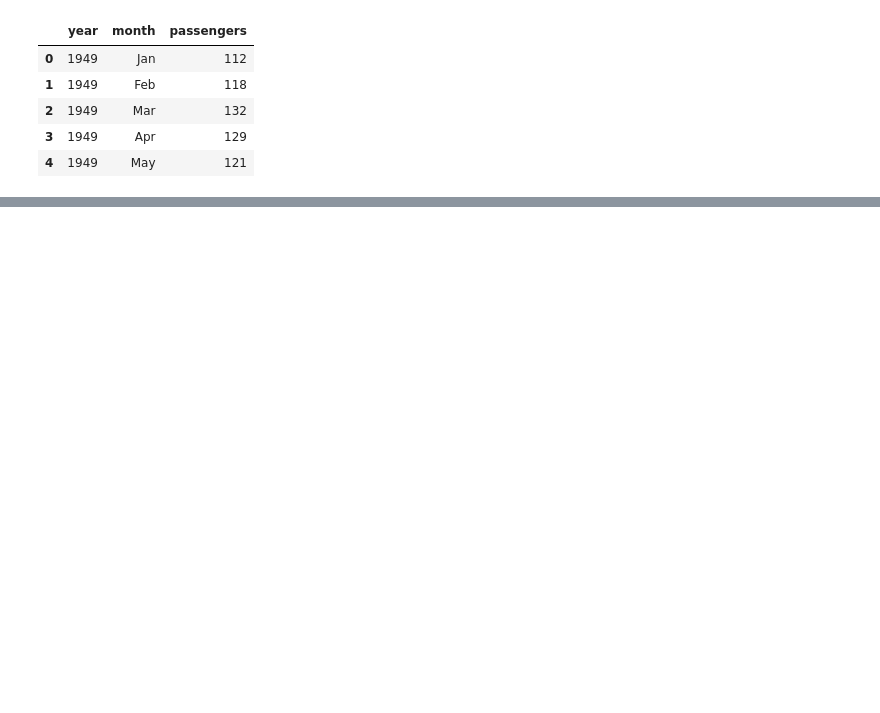
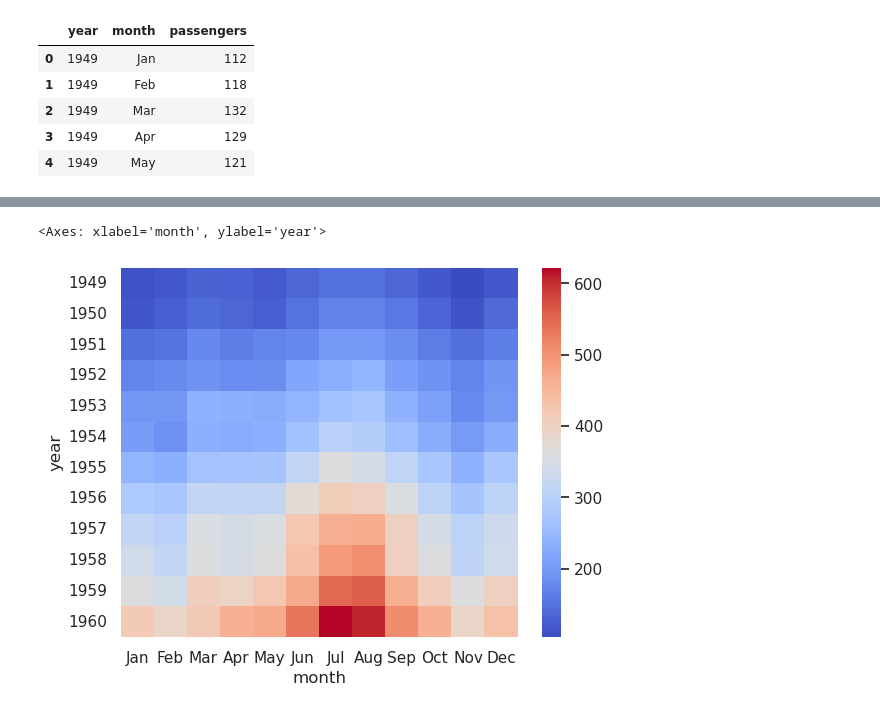
Before and after one commit to AindreaAjax/ML_Introduction, a Jupyter notebook: Data_Visualization/04_comparison_of_categories_over_time.ipynb, the cells around one changed output, grey strips where cells are left out. Cells and saved outputs as stored; diff of their text form; code cells hidden in the pictures; blank space fills up the shorter version.

```diff
--- a/Data_Visualization/04_comparison_of_categories_over_time.ipynb
+++ b/Data_Visualization/04_comparison_of_categories_over_time.ipynb
@@ -94,0 +100,2 @@ sns.relplot(df, kind="line", x="year", y="passengers", hue="month", style="month
+# %%
+df_heatmap = df.pivot_table(index="year", columns="month", values="passengers")
@@ -94,0 +112,6 @@ sns.relplot(df, kind="line", x="year", y="passengers", hue="month", style="month
+# %%
+
+sns.heatmap(df_heatmap, cmap="coolwarm")
+# %% [output]
+<Axes: xlabel='month', ylabel='year'>
+[figure, added]
```
Also changed, not shown: parts of 8 cells of this notebook, 3 other files.
